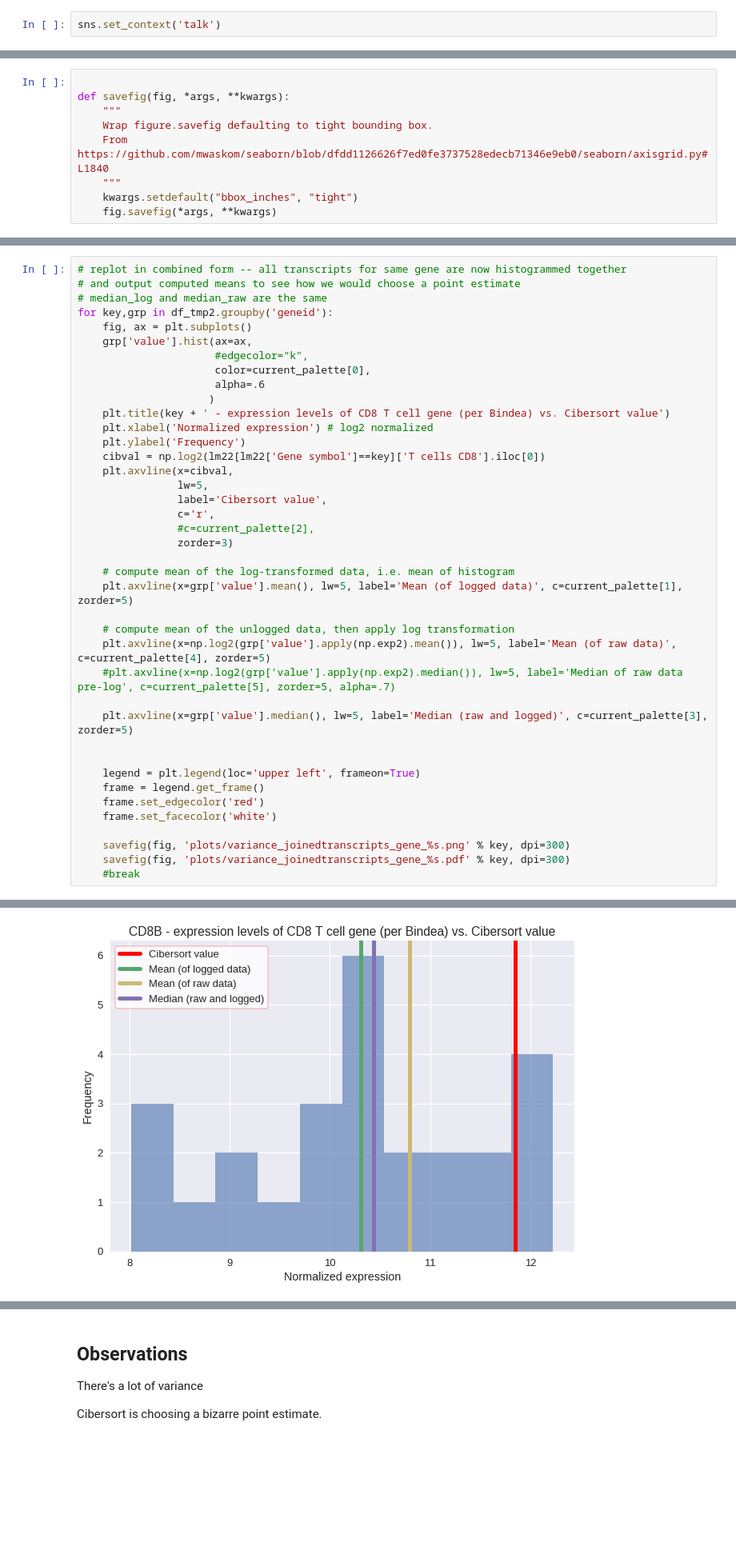
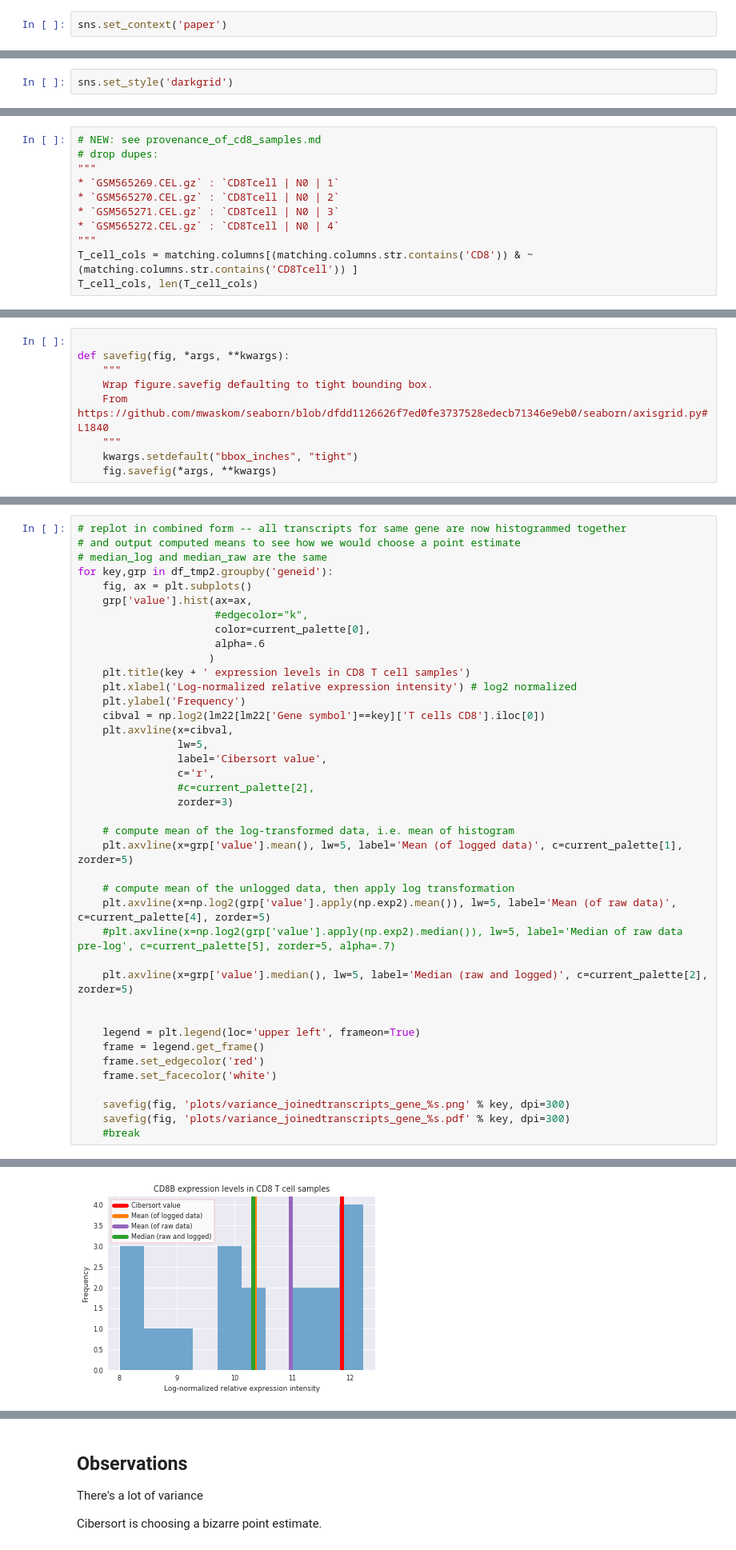
Before and after one commit to hammerlab/immune-infiltrate-explorations, a Jupyter notebook: evaluate_existing_methods/Variance within and between cell types.ipynb, the cells around one changed output, grey strips where cells are left out. Shown at 80% size. Drawn from its saved outputs; the diff is of its cells as text; blank space fills up the shorter version.

Commit message:
lots of changes over last week -- fixed variance plots, more on informative priors, and developing cohort benchmark in a private submodule

```diff
--- a/evaluate_existing_methods/Variance within and between cell types.ipynb
+++ b/evaluate_existing_methods/Variance within and between cell types.ipynb
@@ -6,7 +6,7 @@ import pandas as pd
 %matplotlib inline
 import seaborn as sns
 # %%
-sns.set_context('talk')
+sns.set_context('paper')
 # %% [markdown]
 ## What do selected vs unselected genes look like in terms of their expressions across samples in a cell type, across all samples in all cell types (sort), across average expression in all cell types?
 
@@ -64,6 +64,8 @@ df[df.columns[2:]].head().columns.tolist()
  'Treg_1 [TREGs_GSE4527|GSM101519]',
  'TH_2 [TREGs_GSE4527|GSM101520]',
  'Treg_2 [TREGs_GSE4527|GSM101521]']
+# %%
+sns.set_style('darkgrid')
 # %%
 # are columns normalized?
 df[df.columns[2:]].apply(lambda x: x.mean(), axis=0).hist()
@@ -573,0 +576,11 @@ Index(['Tcell | CD8 | 0', 'Tcell | CD8 | 1', 'Tcell | CD8 | 2',
+# %%
+# NEW: see provenance_of_cd8_samples.md
+# drop dupes:
+"""
+* `GSM565269.CEL.gz` : `CD8Tcell | N0 | 1`
+* `GSM565270.CEL.gz` : `CD8Tcell | N0 | 2`
+* `GSM565271.CEL.gz` : `CD8Tcell | N0 | 3`
+* `GSM565272.CEL.gz` : `CD8Tcell | N0 | 4`
+"""
+T_cell_cols = matching.columns[(matching.columns.str.contains('CD8')) & ~(matching.columns.str.contains('CD8Tcell')) ]
+T_cell_cols, len(T_cell_cols)
@@ -747,8 +779,8 @@ for key,grp in df_tmp2.groupby('geneid'):
                       color=current_palette[0],
                       alpha=.6
                      )
-    plt.title(key + ' - expression levels of CD8 T cell gene (per Bindea) vs. Cibersort value')
-    plt.xlabel('Normalized expression') # log2 normalized
+    plt.title(key + ' expression levels in CD8 T cell samples')
+    plt.xlabel('Log-normalized relative expression intensity') # log2 normalized
     plt.ylabel('Frequency')
     cibval = np.log2(lm22[lm22['Gene symbol']==key]['T cells CD8'].iloc[0])
     plt.axvline(x=cibval,
@@ -765,7 +797,7 @@ for key,grp in df_tmp2.groupby('geneid'):
     plt.axvline(x=np.log2(grp['value'].apply(np.exp2).mean()), lw=5, label='Mean (of raw data)', c=current_palette[4], zorder=5)
     #plt.axvline(x=np.log2(grp['value'].apply(np.exp2).median()), lw=5, label='Median of raw data pre-log', c=current_palette[5], zorder=5, alpha=.7)
 
-    plt.axvline(x=grp['value'].median(), lw=5, label='Median (raw and logged)', c=current_palette[3], zorder=5)
+    plt.axvline(x=grp['value'].median(), lw=5, label='Median (raw and logged)', c=current_palette[2], zorder=5)
 
 
     legend = plt.legend(loc='upper left', frameon=True)
@@ -781 +813 @@ for key,grp in df_tmp2.groupby('geneid'):
-[figure, old version]
+[figure, new version]
```
Also changed, not shown: parts of 21 cells of this notebook, 29 other files.
